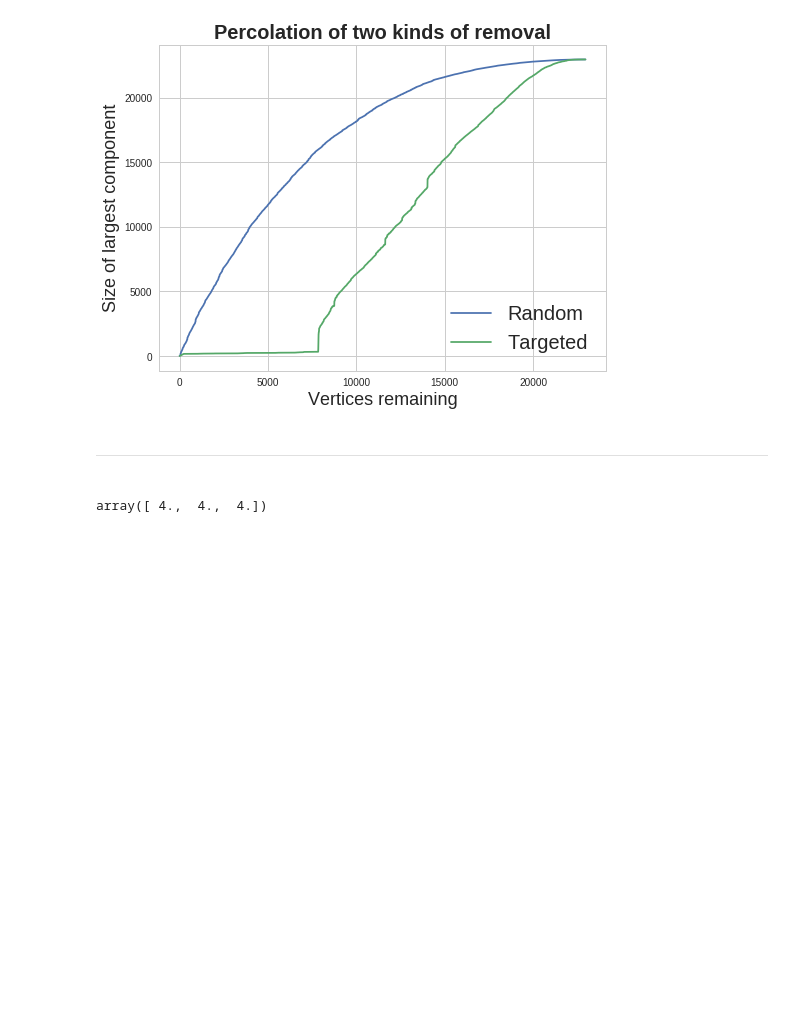
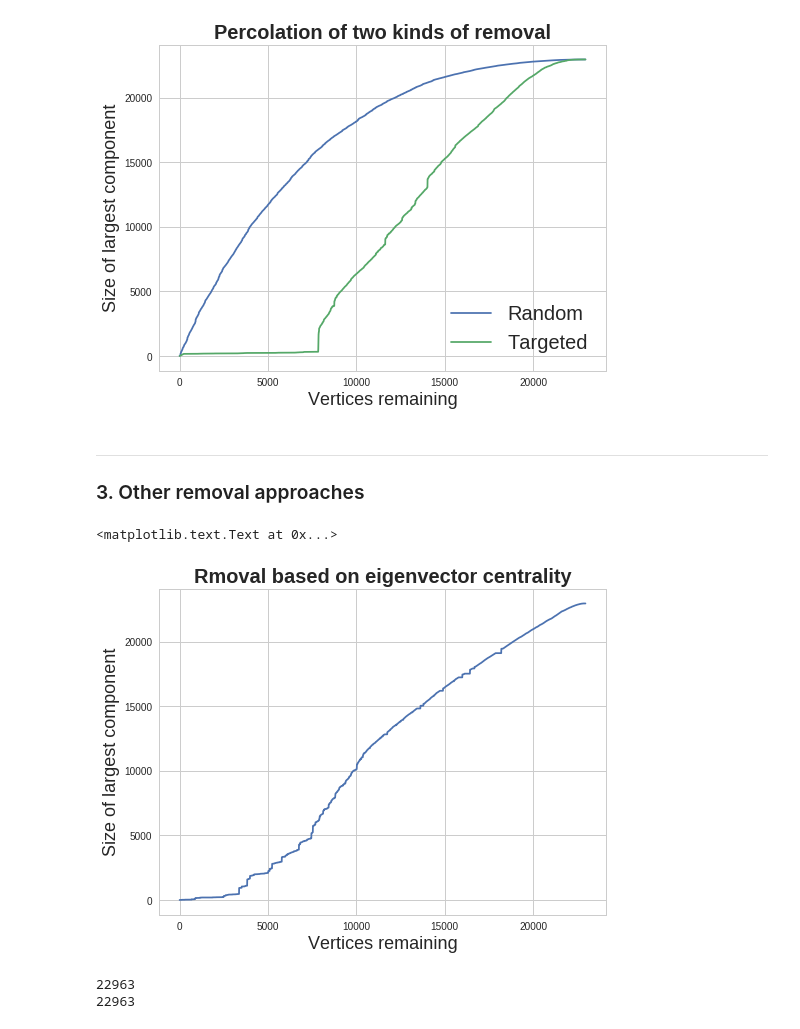
Before and after one commit to DoubleBite/Network-Science-Homeworks, a Jupyter notebook: 作業四/homework.ipynb, the cells around one changed output. Drawn from its saved outputs; the diff is of its cells as text; code cells hidden in the pictures; blank space fills up the shorter version.

```diff
--- a/作業四/homework.ipynb
+++ b/作業四/homework.ipynb
@@ -113,12 +108,20 @@ plt.legend(loc="lower right",prop={'size':20})
 # %% [output]
 <matplotlib.legend.Legend at 0x...>
 [figure]
-# %% [markdown]
----
-###
-# %%
-a = [[2,4,6],[6,4,2]]
-
-np.mean(a,axis=0)
-# %% [output]
-array([ 4.,  4.,  4.])
+# %% [markdown]
+---
+### 3. Other removal approaches
+# %%
+# Remove vetices in descending order based on eigenvector centrality
+largest_eigen, eigen_cent_map = gt.eigenvector(g)
+eigen_cent_removal_list = sorted(g.vertices(), key=lambda v: eigen_cent_map[v])
+sizes3, comp = gt.vertex_percolation(g, eigen_cent_removal_list)
+# %%
+plt.figure(figsize=(8,6))
+plt.plot(sizes3)
+plt.title("Rmoval based on eigenvector centrality", fontsize=20, fontweight='bold')
+plt.xlabel("Vertices remaining", fontsize=18)
+plt.ylabel("Size of largest component", fontsize=18)
+# %% [output]
+<matplotlib.text.Text at 0x...>
+[figure, added]
@@ -124,0 +137,7 @@ array([ 4.,  4.,  4.])
+# %%
+print len(list(g.vertices()))
+print len(max_deg_removal_list)
+# remove_vertex
+# %% [output]
+22963
+22963
```
Also changed, not shown: parts of 18 cells of this notebook.
